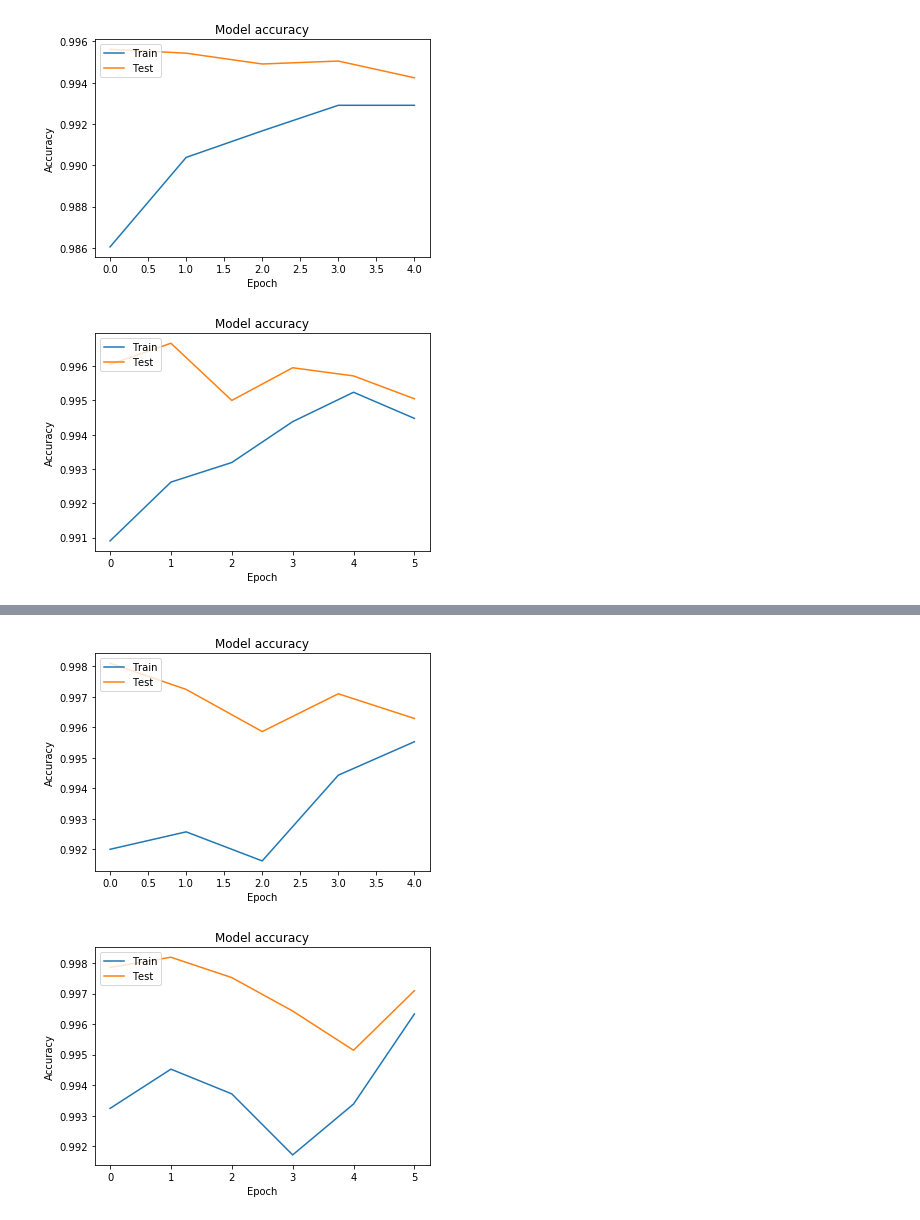
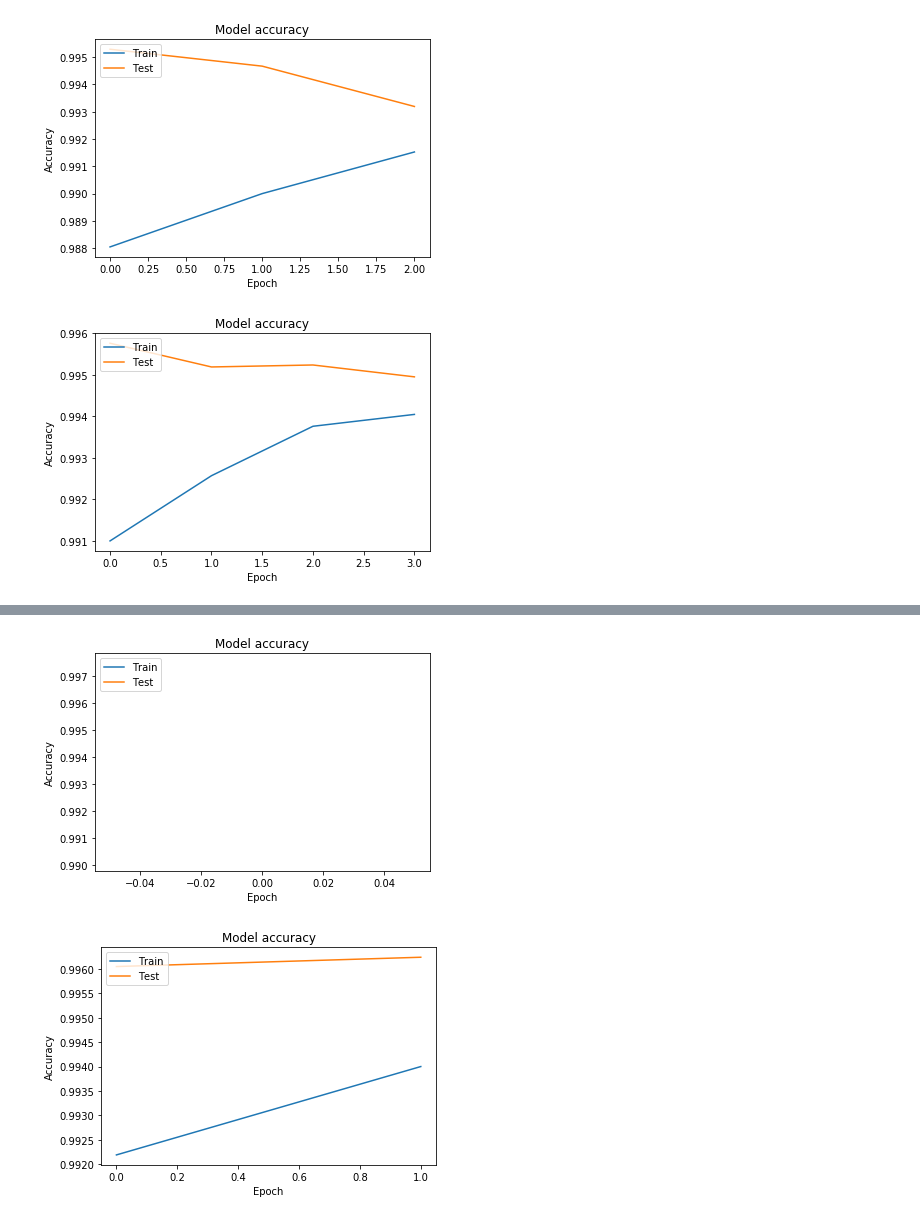
Before and after one commit to kurianCoding/ai-ml-assignments, a Jupyter notebook: mnistCNN.ipynb, the cells around one changed output, grey strips where cells are left out. Cells and saved outputs as stored; diff of their text form; code cells hidden in the pictures.

```diff
--- a/mnistCNN.ipynb
+++ b/mnistCNN.ipynb
@@ -20,6 +20,7 @@ model.add(MaxPooling2D(pool_size=(2,2)))
 model.add(Dropout(rate=0.2))#lesser than 0.3
 model.add(LocallyConnected2D(64, (3, 3), input_shape=inputShape))
 model.add(MaxPooling2D(pool_size=(2,2)))
+model.add(Dropout(rate=0.1))#lesser than 0.2
 model.add(Flatten())
 model.add(BatchNormalization())
 model.add(Dense(10,activation='softmax',kernel_initializer='random_uniform'))
@@ -71,8 +72,11 @@ Y=dataset['label']
 #so that it can make predictions
 itrates=3
 for i in range(itrates):
-    history1=model.fit(x1,y1,batch_size=128,epochs=5,validation_data=(x2,y2))#epoch is set at 9 because that is where inflection happens in acc
-    history2=model.fit(x2,y2,batch_size=128,epochs=6,validation_data=(x1,y1))
+    epochs1=int(5*(3-i)/3)
+    epochs2=int(6*(3-i)/3)
+    #successively reduce the number of epochs
+    history1=model.fit(x1,y1,batch_size=128,epochs=epochs1,validation_data=(x2,y2))#epoch is set at 9 because that is where inflection happens in acc
+    history2=model.fit(x2,y2,batch_size=128,epochs=epochs2,validation_data=(x1,y1))
 
     import matplotlib.pyplot as plt
     # Plot training & validation accuracy values
@@ -132,3 +135,3 @@ Epoch 6/6
-[figure, old version]
+[figure, new version]
-[figure, old version]
+[figure, new version]
 Train on 21001 samples, validate on 21000 samples
@@ -151,5 +145,5 @@ Epoch 6/6
-[figure, old version]
+[figure, new version]
-[figure, old version]
+[figure, new version]
 # %%
 #check using the second half of the dataset, how accurate the prediction is
 acc=model.evaluate(x2,y2,verbose=1)
```
Also changed, not shown: parts of 2 cells of this notebook.
